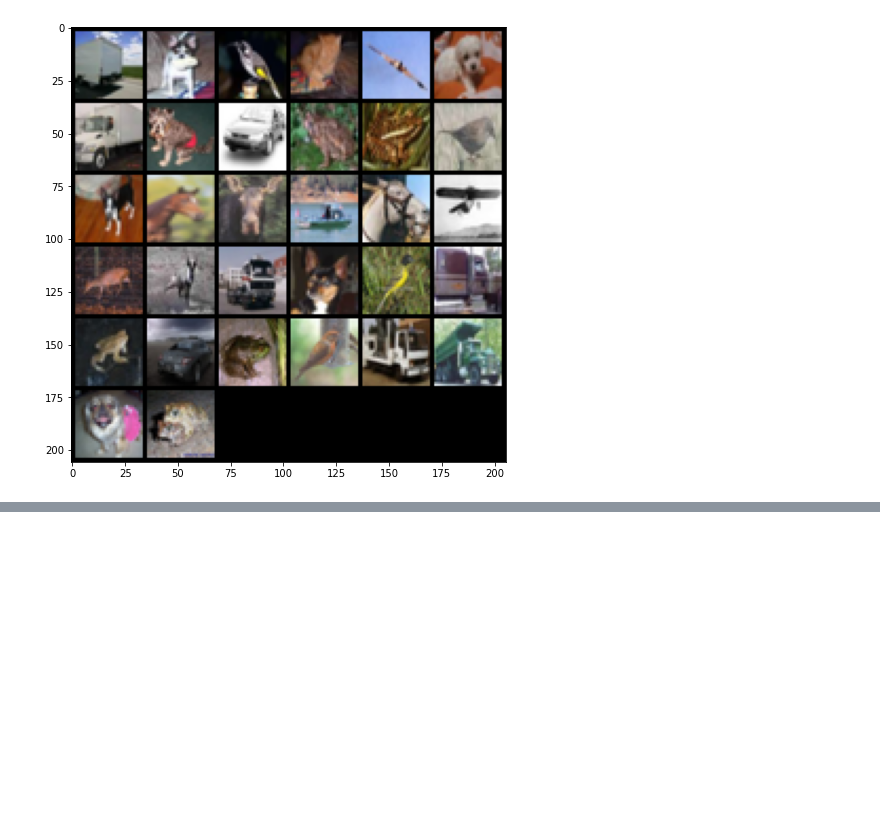
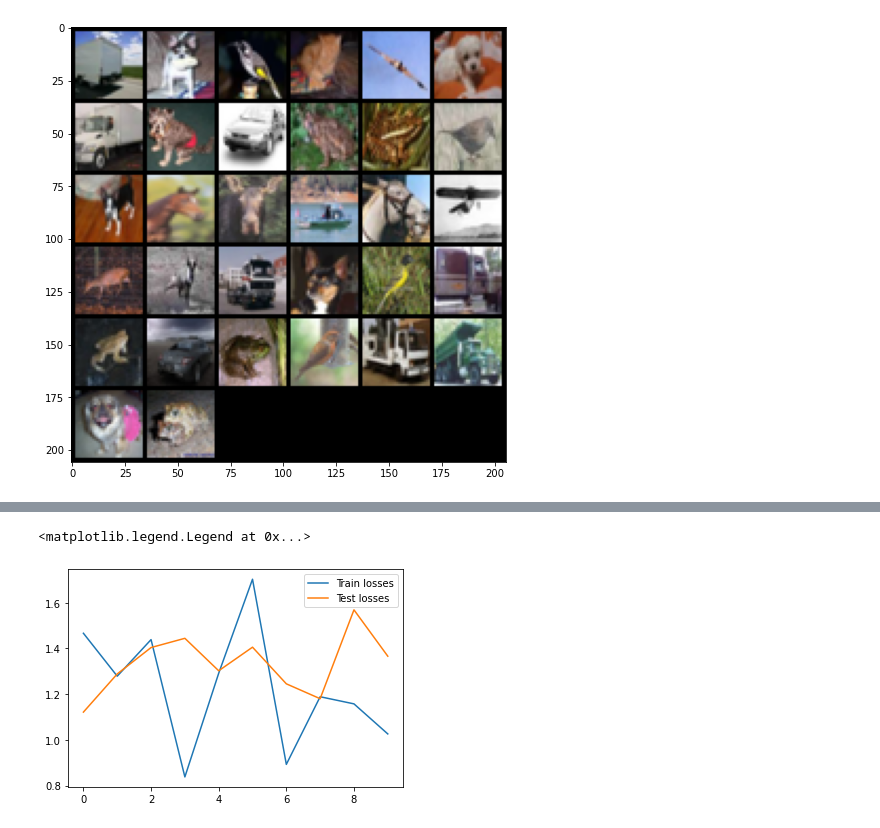
Before and after one commit to dawidkubicki/PyTorch-Crash-Projects, a Jupyter notebook: 03-CNN-Convolutional-Neural-Networks/CIFAR-10-CNN.ipynb, the cells around one changed output, grey strips where cells are left out. Saved outputs shown, nothing was run; the diff lists cells and outputs as text; code cells hidden in the pictures; blank space fills up the shorter version.

Commit message:
CIFAR model added

```diff
--- a/03-CNN-Convolutional-Neural-Networks/CIFAR-10-CNN.ipynb
+++ b/03-CNN-Convolutional-Neural-Networks/CIFAR-10-CNN.ipynb
@@ -70,3 +70,16 @@ class ConvolutionalNetwork(nn.Module):
         self.conv1 = nn.Conv2d(3,6,5,1) # 3 RBG channels
         self.conv2 = nn.Conv2d(6,16,3,1)
         self.fc1 = nn.Linear(6*6*16, 120)
+        self.fc2 = nn.Linear(120, 84)
+        self.fc3 = nn.Linear(84, 10)
+
+    def forward(self, X):
+        X = F.relu(self.conv1(X))
+        X = F.max_pool2d(X,2,2)
+        X = F.relu(self.conv2(X))
+        X = F.max_pool2d(X,2,2)
+        X = X.view(-1, 6*6*16)
+        X = F.relu(self.fc1(X))
+        X = F.relu(self.fc2(X))
+        X = self.fc3(X)
+        return F.log_softmax(X, dim=1)
@@ -100,0 +86,4 @@ torch.Size([1, 16, 12, 12])
+# %%
+torch.manual_seed(101)
+model = ConvolutionalNetwork()
+model
@@ -100,0 +112,3 @@ torch.Size([1, 16, 12, 12])
+# %%
+criterion = nn.CrossEntropyLoss()
+optimizer = torch.optim.Adam(model.parameters(), lr=1e-3)
@@ -100,0 +192,7 @@ torch.Size([1, 16, 12, 12])
+# %%
+plt.plot(train_losses, label="Train losses")
+plt.plot(test_losses, label="Test losses")
+plt.legend()
+# %% [output]
+<matplotlib.legend.Legend at 0x...>
+[figure, added]
```
Also changed, not shown: parts of 16 cells of this notebook, 2 other files.
